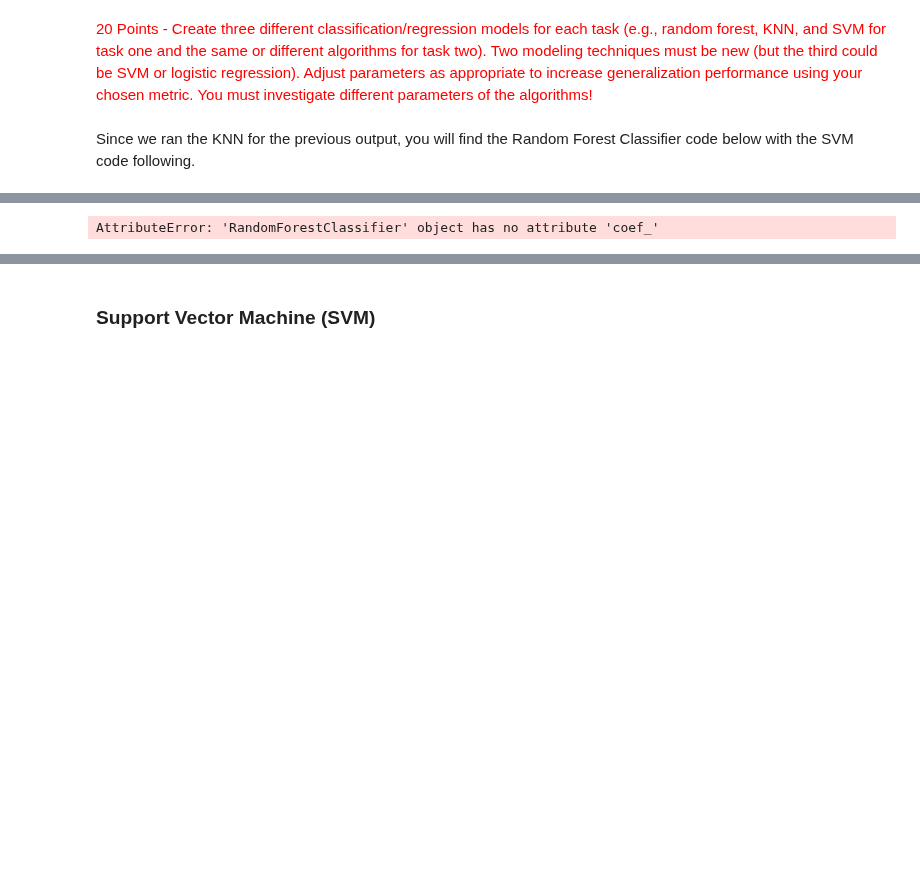
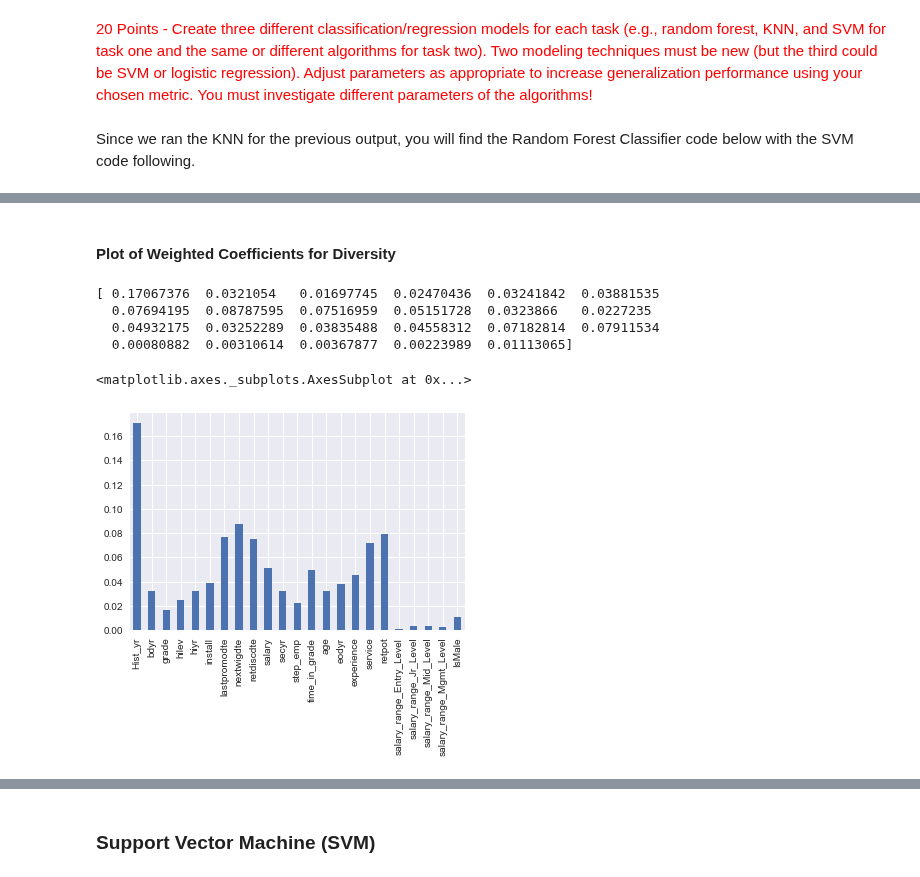
Before and after one commit to wkerneck/DataMiningClass, a Jupyter notebook: 7331_Data_MiningProject_2_resub.ipynb, the cells around one changed output, grey strips where cells are left out. Cells and saved outputs as stored; diff of their text form; code cells hidden in the pictures; blank space fills up the shorter version.

Commit message:
Added Feature Importance graphs

```diff
--- a/7331_Data_MiningProject_2_resub.ipynb
+++ b/7331_Data_MiningProject_2_resub.ipynb
@@ -384,11 +386,11 @@ from sklearn import metrics as mt
 # X = create a matrix with all variable except response variable in it. rno_000001
 # Y = this should be predictor variable
 # create variables we are more familiar with
-DF_NoT_KNN2= DF_Reg2.copy()
+DF_NoT_KNN2 = DF_NoT.copy()
 del DF_NoT_KNN2['rno_000001']
 
 X2 = DF_NoT_KNN2.as_matrix()
-y2 = DF_Reg2['rno_000001'].as_matrix()
+y2 = DF_NoT['rno_000001'].as_matrix()
 
 
 yhat2 = np.zeros(y2.shape) # we will fill this with predictions
@@ -443,11 +445,11 @@ from sklearn import metrics as mt
 # X = create a matrix with all variable except response variable in it. rno_000001
 # Y = this should be predictor variable
 # create variables we are more familiar with
-DF_NoT_KNN2= DF_Reg2.copy()
+DF_NoT_KNN2= DF_NoT.copy()
 del DF_NoT_KNN2['rno_000001']
 
 X2 = DF_NoT_KNN2.as_matrix()
-y2 = DF_Reg2['rno_000001'].as_matrix()
+y2 = DF_NoT['rno_000001'].as_matrix()
 
 
 yhat2 = np.zeros(y2.shape) # we will fill this with predictions
@@ -456,12 +458,12 @@ yhat2 = np.zeros(y2.shape) # we will fill this with predictions
 cv = StratifiedKFold(n_splits=10)
 
 # get a handle to the classifier object, which defines the type
-clf = KNeighborsClassifier(n_neighbors=5)
+KNN2_clf = KNeighborsClassifier(n_neighbors=5)
 
 # now iterate through and get predictions, saved to the correct row in yhat
 for train, test in cv.split(X2,y2):
-    clf.fit(X2[train],y2[train])
-    yhat2[test] = clf.predict(X2[test])
+    KNN2_clf.fit(X2[train],y2[train])
+    yhat2[test] = KNN2_clf.predict(X2[test])
 
 KNNr2_total_accuracy2 = mt.accuracy_score(y2, yhat2)
 KNNr2_conf2 = mt.confusion_matrix(y2, yhat2)
@@ -542,12 +552,12 @@ It seems like we were more accurate for both tasks using the random forest class
 # %%
 from sklearn.ensemble import RandomForestClassifier
 
-clf = RandomForestClassifier(max_depth=10, n_estimators=50, n_jobs=-1, oob_score=True)
+Sal_clf = RandomForestClassifier(max_depth=50, n_estimators=150, n_jobs=-1, oob_score=True)
 
 # now iterate through and get predictions, saved to the correct row in yhat
 for train, test in cv.split(X,y):
-    clf.fit(X[train],y[train])
-    yhat[test] = clf.predict(X[test])
+    Sal_clf.fit(X[train],y[train])
+    yhat[test] = Sal_clf.predict(X[test])
 
 RFs_total_accuracy = mt.accuracy_score(y, yhat)
 RFs_conf = mt.confusion_matrix(y, yhat)
@@ -560,7 +572,7 @@ Accuracy for Salary_Range_Jr_level 0.902770011105
 # %%
 from sklearn.ensemble import RandomForestClassifier
 
-RFCr_clf = RandomForestClassifier(max_depth=10, n_estimators=50, n_jobs=-1, oob_score=True)
+RFCr_clf = RandomForestClassifier(max_depth=50, n_estimators=150, n_jobs=-1, oob_score=True)
 
 # now iterate through and get predictions, saved to the correct row in yhat
 for train, test in cv.split(X2,y2):
@@ -592,9 +606,14 @@ Accuracy for rno_0001 0.734190773981
-# %%
-### this needs to be some code that shows the normalized weights. but there is no "coef" for random forest.
-### do we need to gini coefficient?/entropy?
-
-print(RFCr_clf.coef_)
-weights = pd.Series(RFCr_clf.coef_[0],index=DF_Reg2.columns)
-weights.plot(kind='bar')
-# %% [output]
-AttributeError: 'RandomForestClassifier' object has no attribute 'coef_'
+# %% [markdown]
+#### Plot of Weighted Coefficients for Diversity
+# %%
+# Plot the weighted coefficients for the Random Forest Classifier that is classifying 'rno_0001'
+print(RFCr_clf.feature_importances_)
+weights = pd.Series(RFCr_clf.feature_importances_[:,],index=DF_NoT_KNN2.columns)
+weights.plot(kind='bar')
+# %% [output]
+[ 0.17067376  0.0321054   0.01697745  0.02470436  0.03241842  0.03881535
+  0.07694195  0.08787595  0.07516959  0.05151728  0.0323866   0.0227235
+  0.04932175  0.03252289  0.03835488  0.04558312  0.07182814  0.07911534
+  0.00080882  0.00310614  0.00367877  0.00223989  0.01113065]
+<matplotlib.axes._subplots.AxesSubplot at 0x...>
+[figure, added]
```
Also changed, not shown: parts of 39 cells of this notebook.
